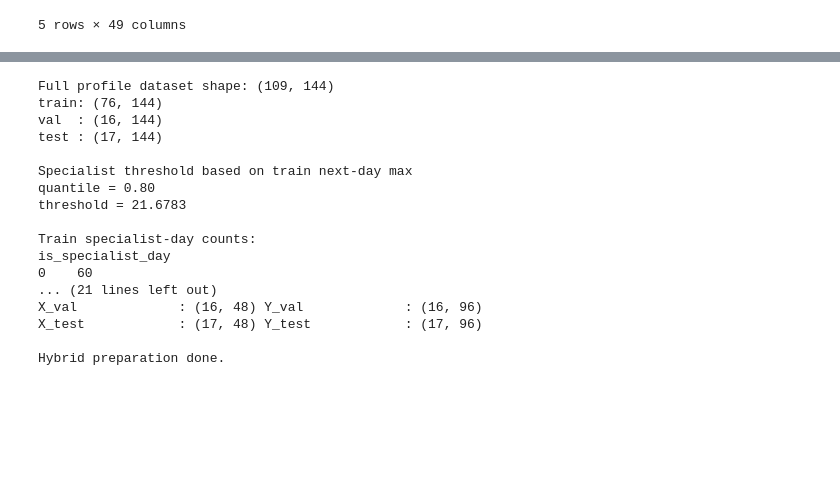
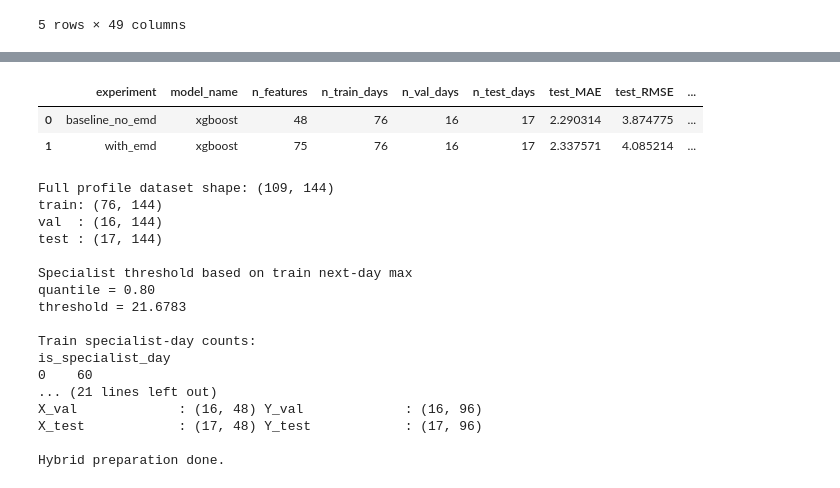
Before and after one commit to MilanMavani/Thesis_EMS_LF, a Jupyter notebook: JupyterNotebooks/Profile_forecast_base_resd.ipynb, the cells around one changed output, grey strips where cells are left out. Drawn from its saved outputs; the diff is of its cells as text; code cells hidden in the pictures; blank space fills up the shorter version.

```diff
--- a/JupyterNotebooks/Profile_forecast_base_resd.ipynb
+++ b/JupyterNotebooks/Profile_forecast_base_resd.ipynb
@@ -43,0 +147,17 @@ df_target.head()
+# %%
+baseline_results, baseline_horizon = run_profile_training_experiment(
+    df=df_emd,
+    target_col=target_col,
+    feature_cols=base_feature_cols,
+    dataset_name="profile_baseline_no_emd",
+    horizon_steps=96,
+    issue_hour=23,
+    issue_minute=45,
+    train_ratio=0.70,
+    val_ratio=0.15,
+    test_ratio=0.15,
+    selected_models=["xgboost"],
+    drop_feature_nan=True,
+)
+
+baseline_results
@@ -43,0 +169,25 @@ df_target.head()
+# %%
+import pandas as pd
+
+comparison = pd.concat([
+    baseline_results.assign(experiment="baseline_no_emd"),
+    emd_results.assign(experiment="with_emd"),
+], ignore_index=True)
+
+comparison[[
+    "experiment",
+    "model_name",
+    "n_features",
+    "n_train_days",
+    "n_val_days",
+    "n_test_days",
+    "test_MAE",
+    "test_RMSE",
+    "test_MAPE",
+    "test_sMAPE",
+    "test_R2",
+]]
+# %% [output]
+|  | experiment | model_name | n_features | n_train_days | n_val_days | n_test_days | test_MAE | test_RMSE | ... |
+| 0 | baseline_no_emd | xgboost | 48 | 76 | 16 | 17 | 2.290314 | 3.874775 | ... |
+| 1 | with_emd | xgboost | 75 | 76 | 16 | 17 | 2.337571 | 4.085214 | ... |
```
Also changed, not shown: parts of 7 cells of this notebook, 5 other files.
